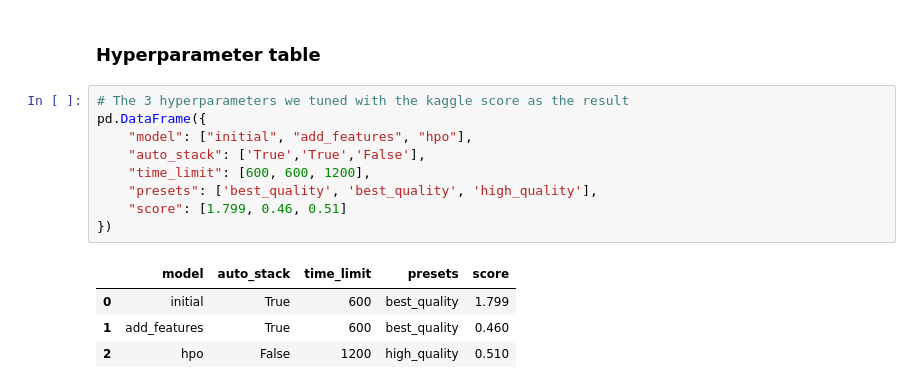
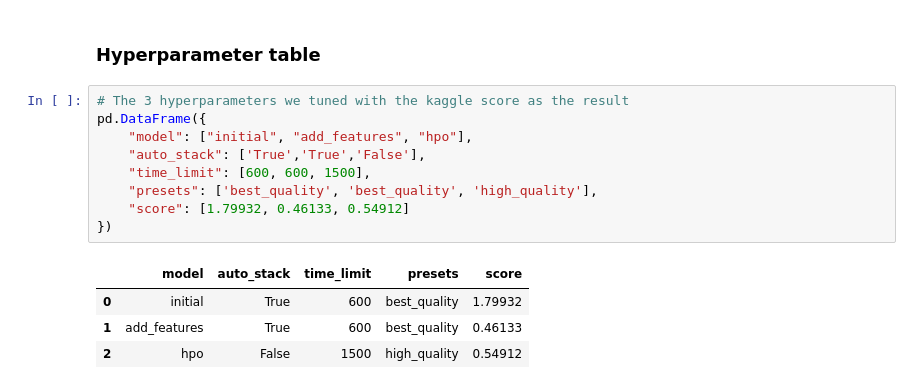
Before and after one commit to kishorebs85/Bikesharing-demand-Kishore, a Jupyter notebook: project_notebook.ipynb, the cells around one changed output. Saved outputs shown, nothing was run; the diff lists cells and outputs as text.

```diff
--- a/project_notebook.ipynb
+++ b/project_notebook.ipynb
@@ -611,14 +605,14 @@ fig.savefig('model_train_score.png')
 # %%
 # The 3 hyperparameters we tuned with the kaggle score as the result
 pd.DataFrame({
     "model": ["initial", "add_features", "hpo"],
     "auto_stack": ['True','True','False'],
-    "time_limit": [600, 600, 1200],
+    "time_limit": [600, 600, 1500],
     "presets": ['best_quality', 'best_quality', 'high_quality'],
-    "score": [1.799, 0.46, 0.51]
+    "score": [1.79932, 0.46133, 0.54912]
 })
 # %% [output]
 |  | model | auto_stack | time_limit | presets | score |
-| 0 | initial | True | 600 | best_quality | 1.799 |
-| 1 | add_features | True | 600 | best_quality | 0.460 |
-| 2 | hpo | False | 1200 | high_quality | 0.510 |
+| 0 | initial | True | 600 | best_quality | 1.79932 |
+| 1 | add_features | True | 600 | best_quality | 0.46133 |
+| 2 | hpo | False | 1500 | high_quality | 0.54912 |
```
Also changed, not shown: parts of 33 cells of this notebook, 2 other files.
